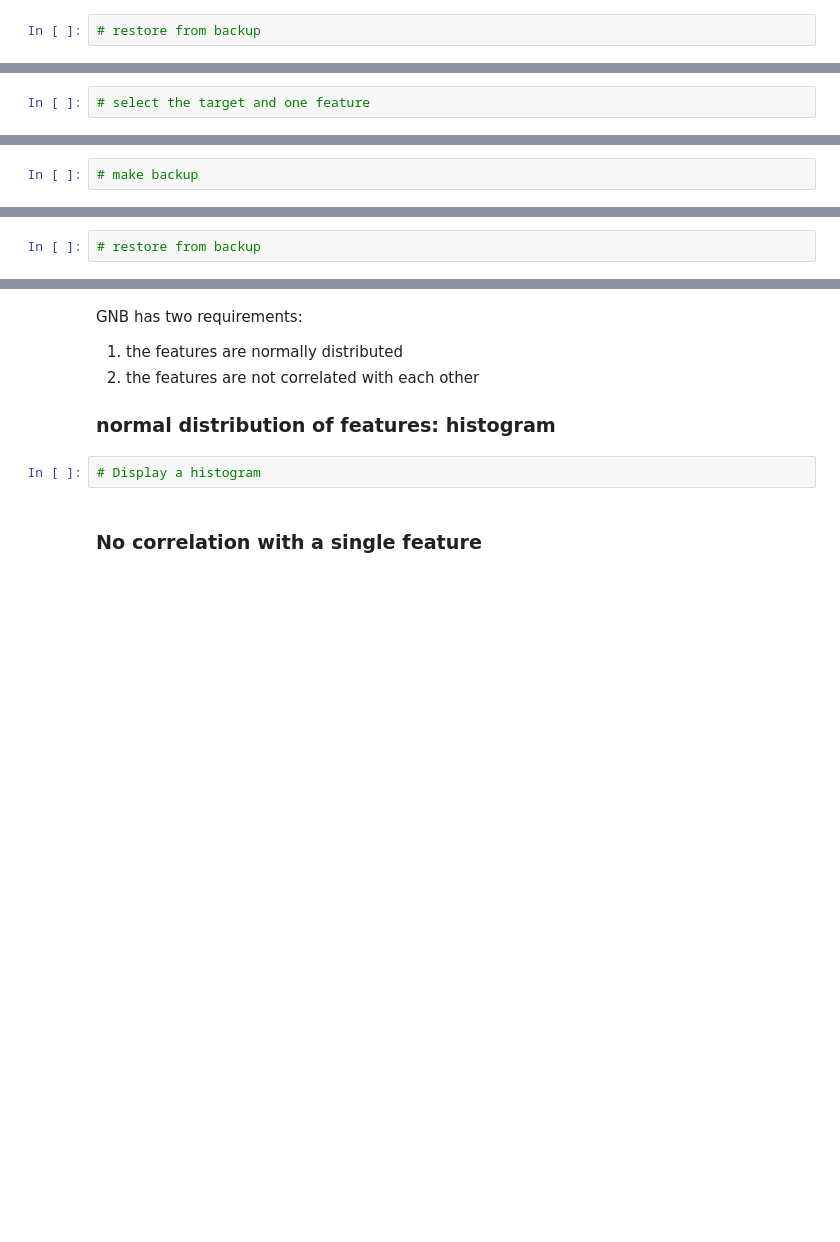
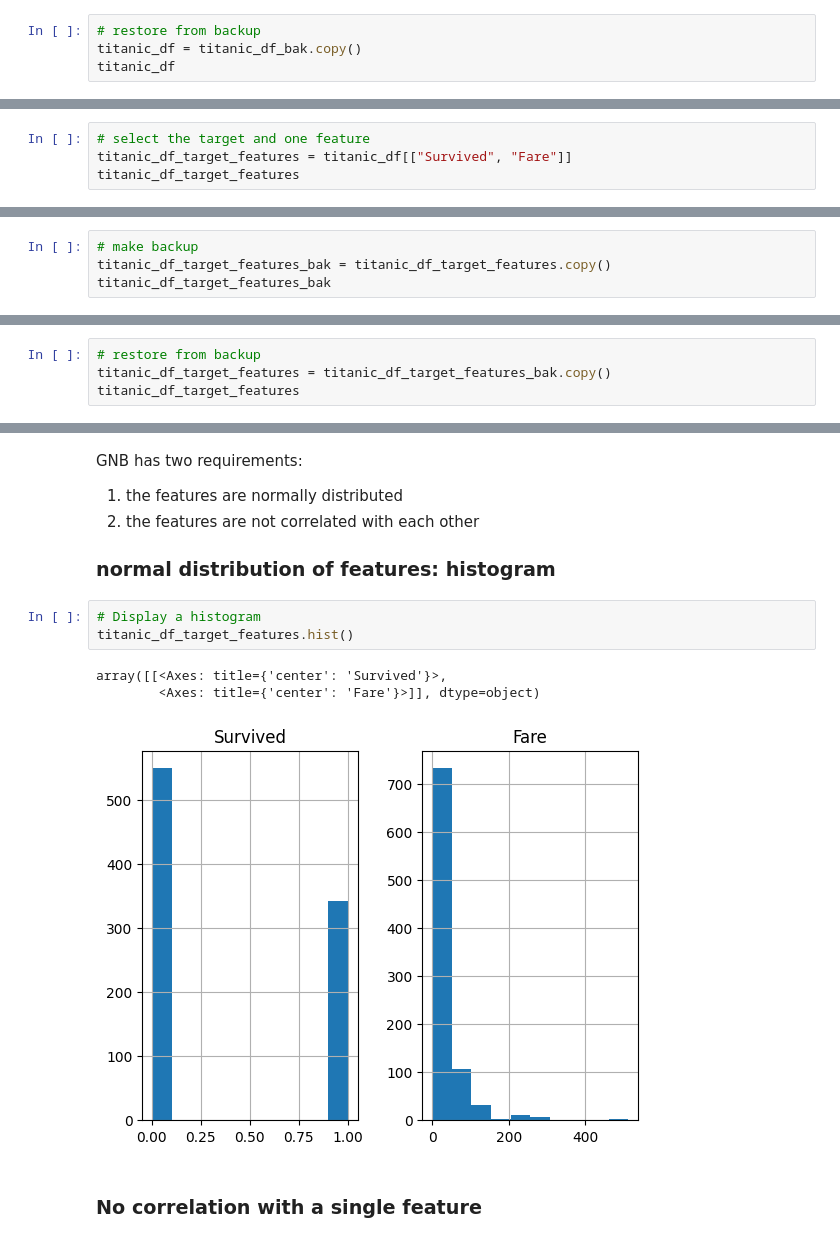
Before and after one commit to cnmi-ds-22/rwcitek___Data-Science-Portfolio-C22, a Jupyter notebook: Modules/Module_1_Intro_to_DS_and_Naive_Bayes/Projects/Instructions/Project-0/Titanic.Survival.Prediction.Using.Naive.Bayes.pass-03.ipynb, the cells around one changed output, grey strips where cells are left out. Cells and saved outputs as stored; diff of their text form; blank space fills up the shorter version.

```diff
--- a/Modules/Module_1_Intro_to_DS_and_Naive_Bayes/Projects/Instructions/Project-0/Titanic.Survival.Prediction.Using.Naive.Bayes.pass-03.ipynb
+++ b/Modules/Module_1_Intro_to_DS_and_Naive_Bayes/Projects/Instructions/Project-0/Titanic.Survival.Prediction.Using.Naive.Bayes.pass-03.ipynb
@@ -279,2 +319,4 @@ If the total number of unique items in a field equals the number of rows, that s
 # %%
 # restore from backup
+titanic_df = titanic_df_bak.copy()
+titanic_df
@@ -284,3 +340,5 @@ If the total number of unique items in a field equals the number of rows, that s
 Select `Survived` for the target and `Fare` for the single feature
 # %%
 # select the target and one feature
+titanic_df_target_features = titanic_df[["Survived", "Fare"]]
+titanic_df_target_features
@@ -288,3 +360,5 @@ Select `Survived` for the target and `Fare` for the single feature
 ### Backup #2
 # %%
 # make backup
+titanic_df_target_features_bak = titanic_df_target_features.copy()
+titanic_df_target_features_bak
@@ -291,2 +379,4 @@ Select `Survived` for the target and `Fare` for the single feature
 # %%
 # restore from backup
+titanic_df_target_features = titanic_df_target_features_bak.copy()
+titanic_df_target_features
@@ -318,6 +431,11 @@ GNB has two requirements:
 ### normal distribution of features: histogram
 # %%
 # Display a histogram
+titanic_df_target_features.hist()
+# %% [output]
+array([[<Axes: title={'center': 'Survived'}>,
+        <Axes: title={'center': 'Fare'}>]], dtype=object)
+[figure, added]
 # %% [markdown]
 ### No correlation with a single feature
 # %% [markdown]
```
Also changed, not shown: parts of 30 cells of this notebook.
